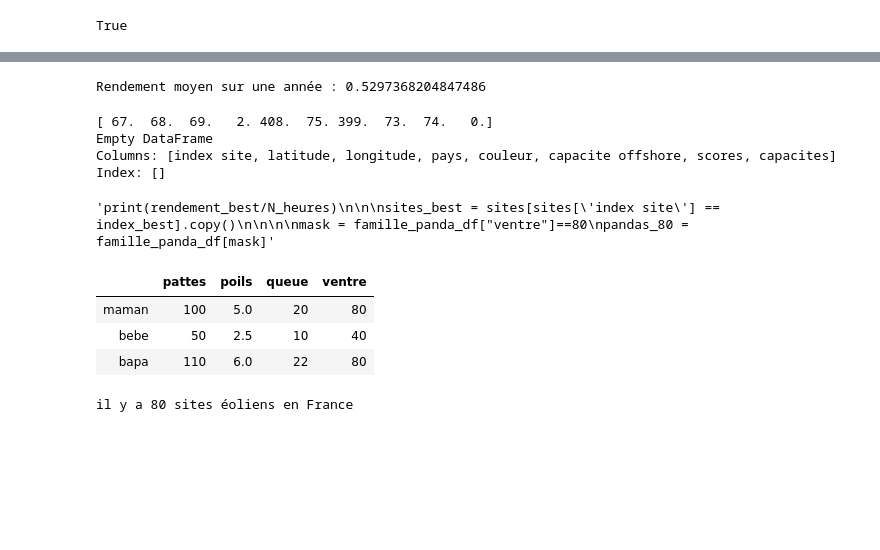
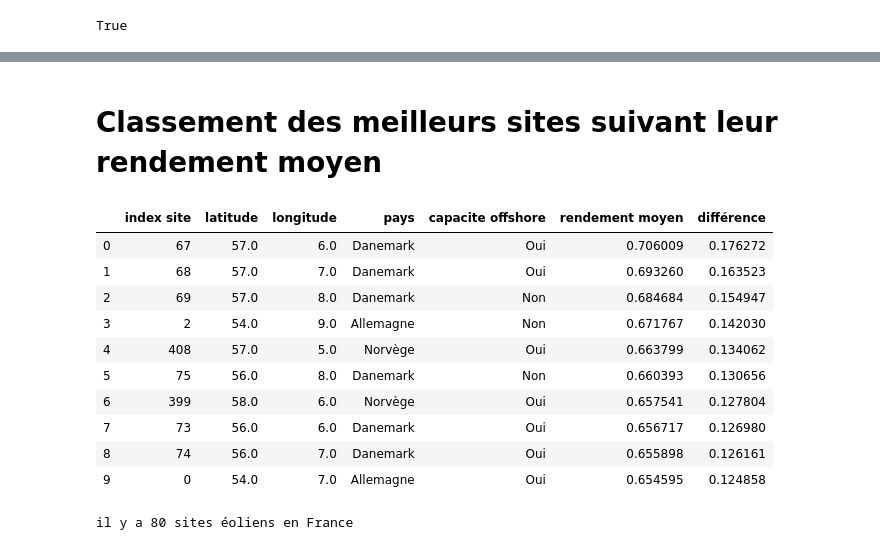
Before and after one commit to anthochung1/Opti_ProjetPartie_I, a Jupyter notebook: Chargement-données-v1.6.ipynb, the cells around one changed output, grey strips where cells are left out. Drawn from its saved outputs; the diff is of its cells as text; code cells hidden in the pictures; blank space fills up the shorter version.

```diff
--- a/Chargement-données-v1.6.ipynb
+++ b/Chargement-données-v1.6.ipynb
@@ -296,9 +300,10 @@ SOL OPTIMALE ? =  optimal
 # %%
-print("Rendement moyen sur une année :", ENERGIE_TOTALE/(N_heures*500000))
+rend_moyen = ENERGIE_TOTALE/(N_heures*500000)
+print("Rendement moyen sur une année :", rend_moyen )
-# %% [output]
-Rendement moyen sur une année : 0.5297368204847486
 # %%
 #TODO faire un dataframe panda pour classer les 10 meilleurs sites selon leurs rendements moyen sur l'année
+#TODO variabilité des best sites (Est -ce que les best sites sont compatible savec la notion de variabilité
+#     ou alor est-ce qu'ils sont tres tres bons sur toutes l'année mais produisent beaucoup de maniere tres instable )
 
 dict = {}
 for i in range(len(rend_sites_matrix)):
@@ -311,49 +316,36 @@ index_best = np.zeros(10)
 rendement_best = np.zeros(10)
 for i in range(10):
     index_best[i] = dict_best[i][0]
-    rendement_best[i]=dict_best[i][1]
-print(index_best)
+    rendement_best[i]=(dict_best[i][1])/N_heures
 
 classement = pd.DataFrame([],columns = sites.columns)
 
 for i in range(10):
     ligne = sites[sites["index site"]==index_best[i]]
-    classement.append(ligne)
-print(classement)
+    classement= classement.append(ligne)
+del classement["couleur"]
+del classement["scores"]
+del classement["capacites"]
+classement["rendement moyen"] = rendement_best
+classement["différence"] = rendement_best - rend_moyen
 
-
-
-
-"""print(rendement_best/N_heures)
-
-
-sites_best = sites[sites['index site'] == index_best].copy()
-
-
-
-mask = famille_panda_df["ventre"]==80
-pandas_80 = famille_panda_df[mask]"""
+classement.reset_index(drop=True, inplace=True)
-# %% [output]
-[ 67.  68.  69.   2. 408.  75. 399.  73.  74.   0.]
-Empty DataFrame
-Columns: [index site, latitude, longitude, pays, couleur, capacite offshore, scores, capacites]
-Index: []
-'print(rendement_best/N_heures)\n\n\nsites_best = sites[sites[\'index site\'] == index_best].copy()\n\n\n\nmask = famille_panda_df["ventre"]==80\npandas_80 = famille_panda_df[mask]'
-# %%
-famille_panda = [[100, 5  , 20, 80],
-                 [50 , 2.5, 10, 40],
-                 [110, 6  , 22, 80],]
-
-## Créons un DataFrame ##
-famille_panda_df = pd.DataFrame(famille_panda,
-                                index= ["maman","bebe","bapa"],
-                                columns=["pattes", "poils","queue","ventre"])
-famille_panda_df
-# %% [output]
-|  | pattes | poils | queue | ventre |
-| maman | 100 | 5.0 | 20 | 80 |
-| bebe | 50 | 2.5 | 10 | 40 |
-| bapa | 110 | 6.0 | 22 | 80 |
+# %% [markdown]
+# Classement des meilleurs sites suivant leur rendement moyen
+# %%
+classement
+# %% [output]
+|  | index site | latitude | longitude | pays | capacite offshore | rendement moyen | différence |
+| 0 | 67 | 57.0 | 6.0 | Danemark | Oui | 0.706009 | 0.176272 |
+| 1 | 68 | 57.0 | 7.0 | Danemark | Oui | 0.693260 | 0.163523 |
+| 2 | 69 | 57.0 | 8.0 | Danemark | Non | 0.684684 | 0.154947 |
+| 3 | 2 | 54.0 | 9.0 | Allemagne | Non | 0.671767 | 0.142030 |
+| 4 | 408 | 57.0 | 5.0 | Norvège | Oui | 0.663799 | 0.134062 |
+| 5 | 75 | 56.0 | 8.0 | Danemark | Non | 0.660393 | 0.130656 |
+| 6 | 399 | 58.0 | 6.0 | Norvège | Oui | 0.657541 | 0.127804 |
+| 7 | 73 | 56.0 | 6.0 | Danemark | Oui | 0.656717 | 0.126980 |
+| 8 | 74 | 56.0 | 7.0 | Danemark | Oui | 0.655898 | 0.126161 |
+| 9 | 0 | 54.0 | 7.0 | Allemagne | Oui | 0.654595 | 0.124858 |
 # %%
 ## Visualisation des rendements pour un pays
 
```
Also changed, not shown: parts of 1 cell of this notebook.
